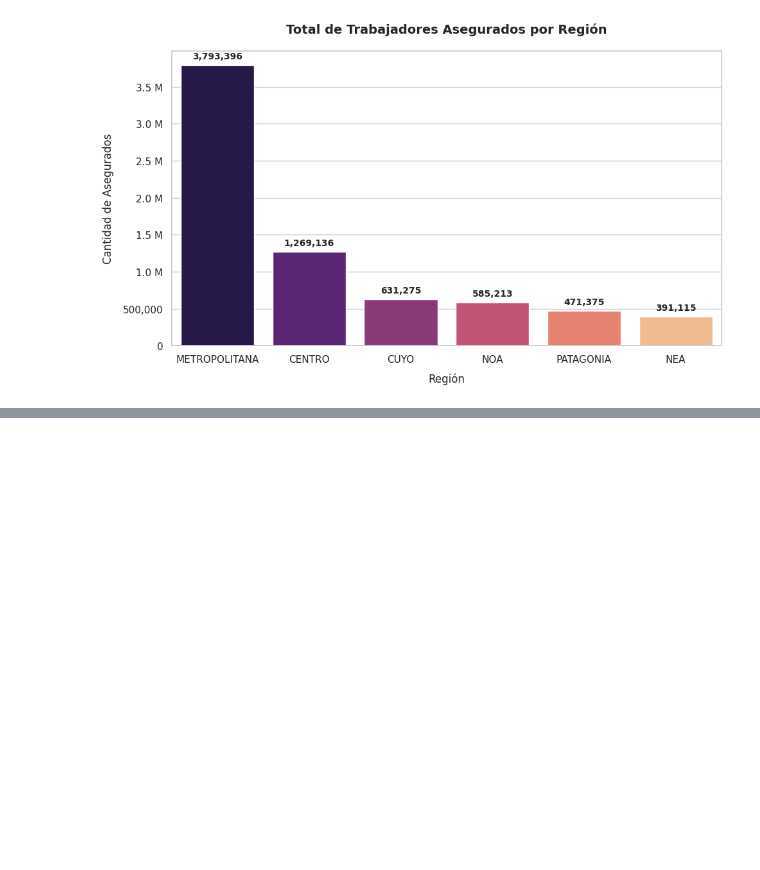
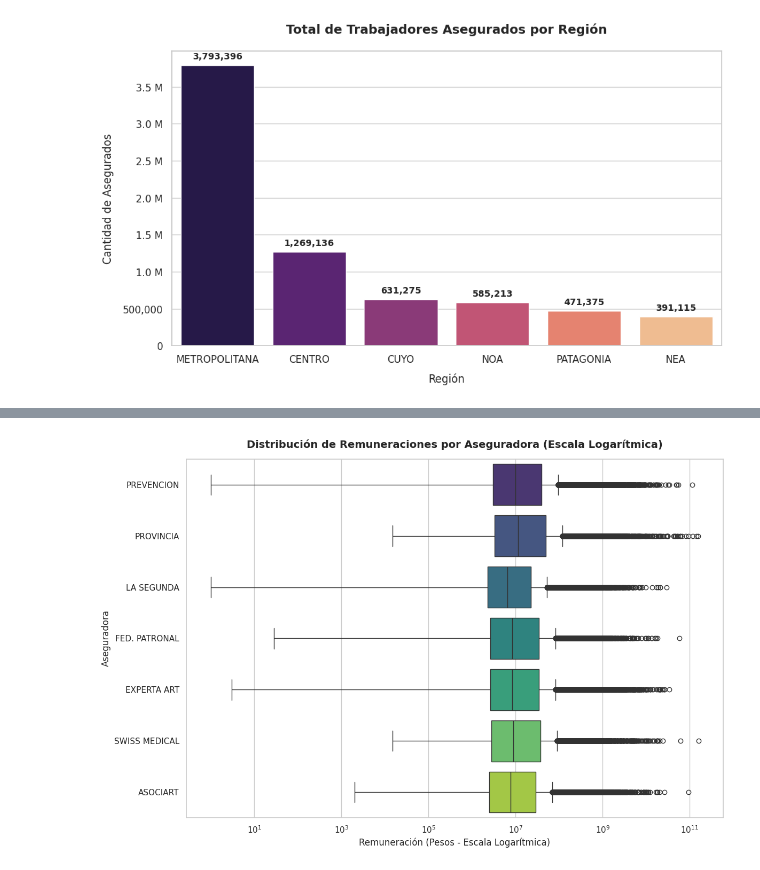
Before and after one commit to angiecognioulhanicq/Proyecto-integrador, a Jupyter notebook: trabajo_final_utn.ipynb, the cells around one changed output, grey strips where cells are left out. Cells and saved outputs as stored; diff of their text form; code cells hidden in the pictures; blank space fills up the shorter version.

```diff
--- a/trabajo_final_utn.ipynb
+++ b/trabajo_final_utn.ipynb
@@ -306,0 +326,33 @@ plt.show()
+# %%
+import seaborn as sns
+import matplotlib.pyplot as plt
+
+# Filtrar filas donde la remuneración sea mayor a 0 para que la escala logarítmica funcione correctamente
+df_filtrado = df[df['remuneracion'] > 0]
+
+# Configurar estilo y tamaño de la figura
+sns.set_theme(style="whitegrid")
+plt.figure(figsize=(12, 8))
+
+# Crear el boxplot con escala logarítmica para manejar la gran disparidad de valores
+ax = sns.boxplot(
+    x='remuneracion',
+    y='aseguradora',
+    data=df_filtrado,
+    palette='viridis',
+    hue='aseguradora',
+    legend=False
+)
+
+# Aplicar escala logarítmica al eje X
+ax.set_xscale('log')
+
+# Título y etiquetas de ejes
+plt.title('Distribución de Remuneraciones por Aseguradora (Escala Logarítmica)', fontsize=14, fontweight='bold', pad=15)
+plt.xlabel('Remuneración (Pesos - Escala Logarítmica)', fontsize=12)
+plt.ylabel('Aseguradora', fontsize=12)
+
+plt.tight_layout()
+plt.show()
+# %% [output]
+[figure, added]
```
Also changed, not shown: parts of 1 cell of this notebook.
